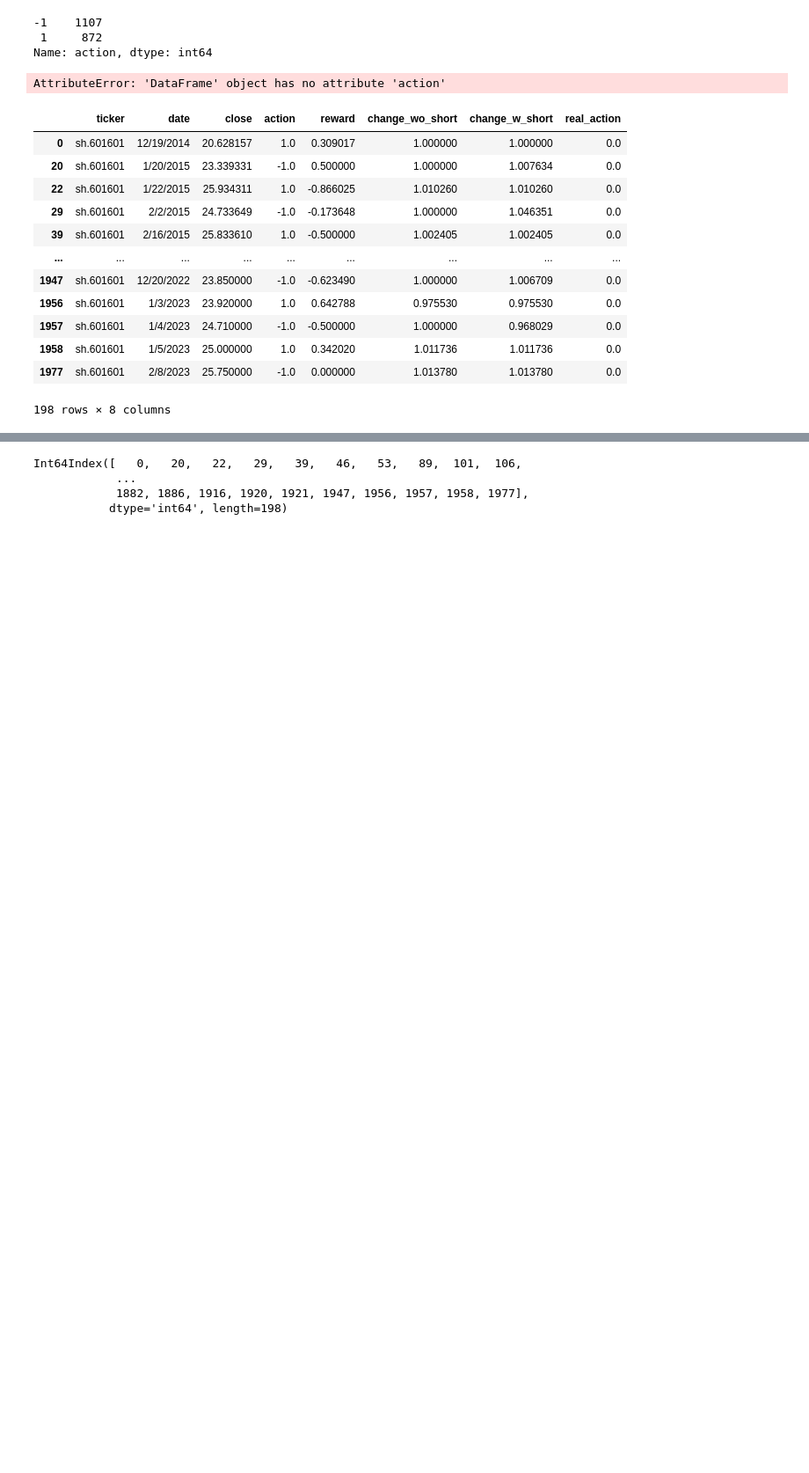
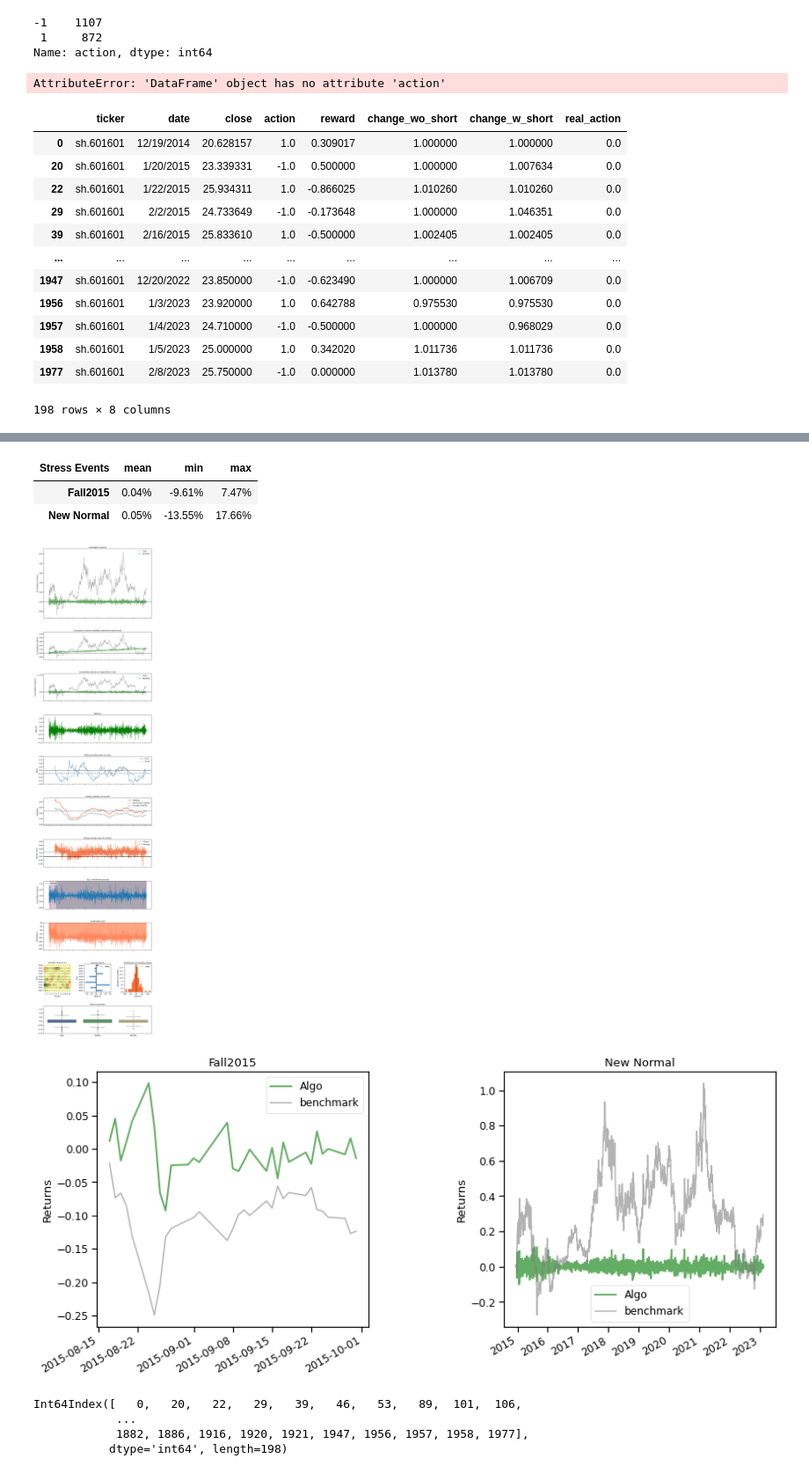
Before and after one commit to Rant-yang/EATA-RL, a Jupyter notebook: test.ipynb, the cells around one changed output, grey strips where cells are left out. Shown at 88% size. Cells and saved outputs as stored; diff of their text form; code cells hidden in the pictures; blank space fills up the shorter version.

```diff
--- a/test.ipynb
+++ b/test.ipynb
@@ -614,0 +629,11 @@ str
+# %%
+# 然后才能做如下操作
+df.index = pd.to_datetime(df.date)
+buy_n_hold = df.close.pct_change().fillna(0).tz_localize('UTC')
+asset_wo_short = df.change_w_short.diff().fillna(0).tz_localize('UTC')
+import pyfolio
+with pyfolio.plotting.plotting_context(font_scale=1.1):
+        pyfolio.create_full_tear_sheet(
+            returns=asset_wo_short  , benchmark_rets=buy_n_hold, set_context=False
+        )
+# %% [output]
@@ -615,3 +665,8 @@ str
+| Stress Events | mean | min | max |
+| Fall2015 | 0.04% | -9.61% | 7.47% |
+| New Normal | 0.05% | -13.55% | 17.66% |
+[figure, added]
+[figure, added]
 # %%
 def reduce_same(d1):  # action buy和sell的action应该交替出现，所以应该合并连续的sell或连续的buy
             i = 0
```
Also changed, not shown: parts of 3 cells of this notebook, 19 other files.
